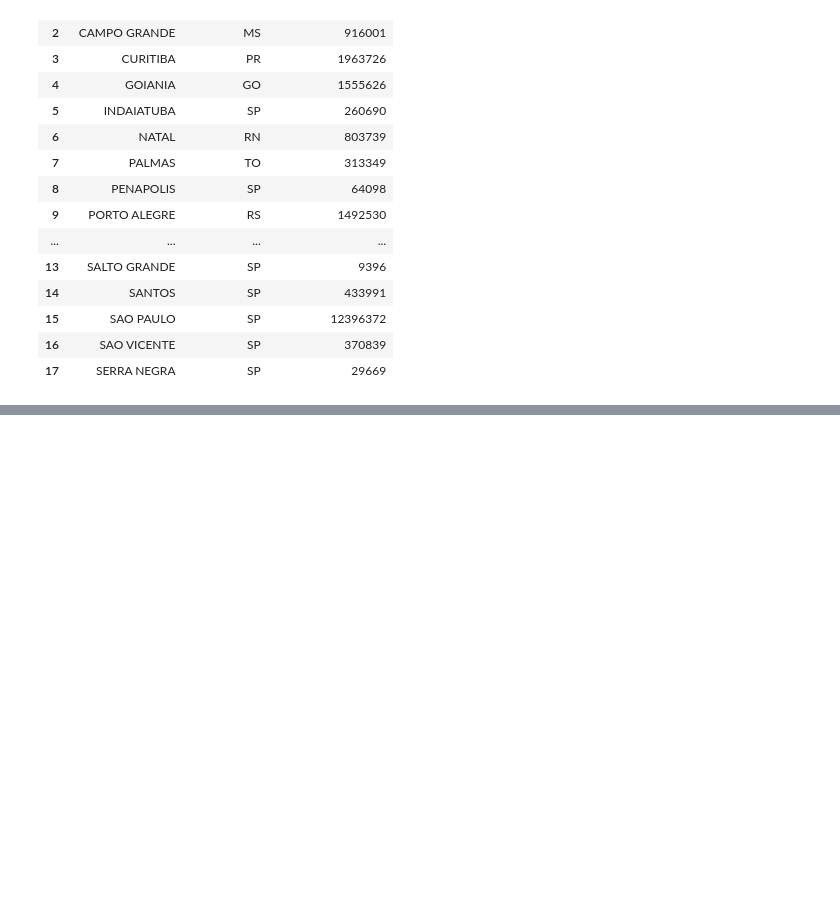
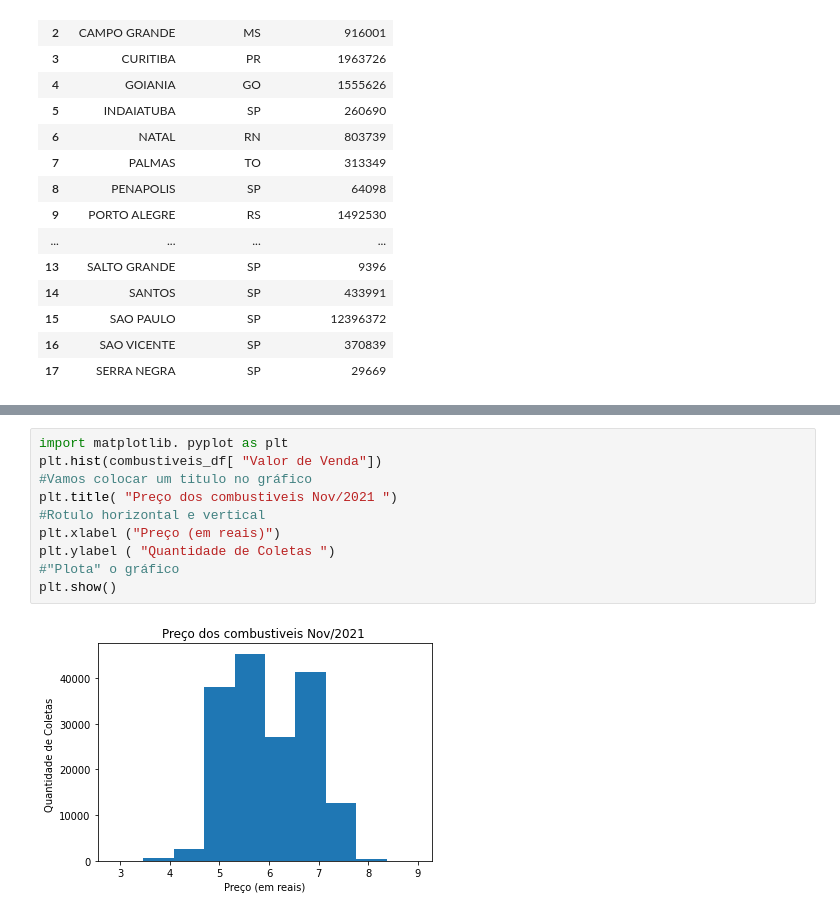
Before and after one commit to jeanzinho509/Analise_de_dados, a Jupyter notebook: Segundo_exemplo_em_Python_Pandas.ipynb, the cells around one changed output, grey strips where cells are left out. Saved outputs shown, nothing was run; the diff lists cells and outputs as text; blank space fills up the shorter version.

```diff
--- a/Segundo_exemplo_em_Python_Pandas.ipynb
+++ b/Segundo_exemplo_em_Python_Pandas.ipynb
@@ -306,0 +307,12 @@ None
+# %%
+import matplotlib. pyplot as plt
+plt.hist(combustiveis_df[ "Valor de Venda"])
+#Vamos colocar um titulo no gráfico
+plt.title( "Preço dos combustiveis Nov/2021 ")
+#Rotulo horizontal e vertical
+plt.xlabel ("Preço (em reais)")
+plt.ylabel ( "Quantidade de Coletas ")
+#"Plota" o gráfico
+plt.show()
+# %% [output]
+[figure, added]
```
Also changed, not shown: parts of 16 cells of this notebook.
